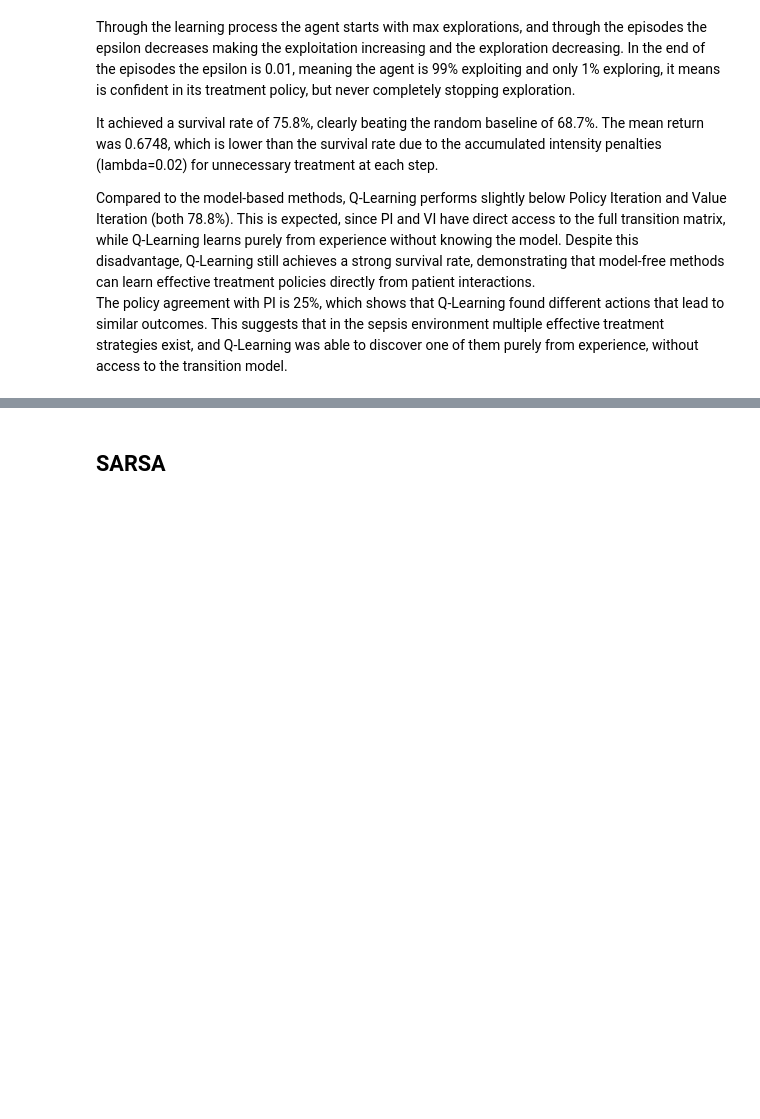
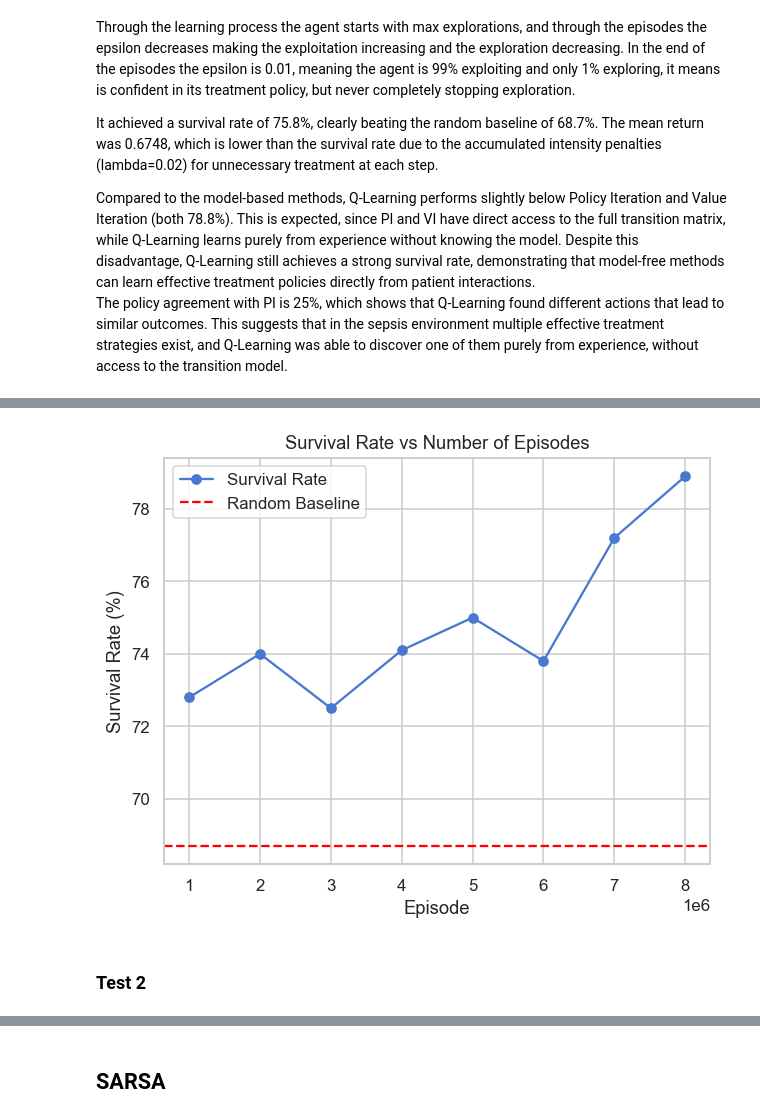
Before and after one commit to calcoafrancisca/RL_GroupAG, a Jupyter notebook: RL Project Code/sepsis_project - Students Version/rl_sepsis_project.ipynb, the cells around one changed output, grey strips where cells are left out. Saved outputs shown, nothing was run; the diff lists cells and outputs as text; code cells hidden in the pictures; blank space fills up the shorter version.

```diff
--- a/RL Project Code/sepsis_project - Students Version/rl_sepsis_project.ipynb
+++ b/RL Project Code/sepsis_project - Students Version/rl_sepsis_project.ipynb
@@ -844,7 +846,7 @@ def sepsi_epsilon_greedy_policy(env, discrete_state, Q_table, epsilon=.5):
     else:
         return np.argmax(Q_table[discrete_state])
 # %%
-def sepsis_Q_learning(env,num_iterations=100, alpha=.85, gamma=.9):
+def sepsis_Q_learning(env,num_iterations=100, alpha=.85, gamma=.9, checkpoint_every=1000000):
 
     #Initiallize Q_table as numpy array
     #Q_table = np.zeros( + [env.action_space.n])
@@ -857,11 +859,14 @@ def sepsis_Q_learning(env,num_iterations=100, alpha=.85, gamma=.9):
     #Initialize Epsilon Decay
     epsilon = 1 # Pure explotation
     min_epsilon = .01
-    decay = epsilon / num_iterations # so that the agent starts to exploit more
-
+    #decay will be slower_rate slower, so that the ah«gent is able to explore more
+    decay = epsilon /( num_iterations)
     return_over_time = []
     steps_over_time = []
     epsilon_over_time = []
+
+    checkpoint_results = []
+
     #for each episode
     for i in tqdm(range(num_iterations)):
 
@@ -902,8 +907,17 @@ def sepsis_Q_learning(env,num_iterations=100, alpha=.85, gamma=.9):
         return_over_time.append([i, Return])
         steps_over_time.append([i, t + 1])
 
+        # Evaluate every checkpoint_every episodes
+        if (i + 1) % checkpoint_every == 0:
+            policy = np.argmax(Q_table, axis=1)
+            ret, _ = evaluate_policy(policy)
+            survival_rate = float(np.mean(ret > 0)) * 100
+            print(f"Episode {i+1:,}: Survival Rate = {survival_rate:.1f}%")
+            checkpoint_results.append([i + 1, survival_rate])
+
     df_return_over_time = pd.DataFrame(return_over_time, columns=['Episode', 'Return'])
     df_steps_over_time = pd.DataFrame(steps_over_time, columns=['Episode', 'Steps'])
+    df_checkpoints = pd.DataFrame(checkpoint_results, columns=['Episode', 'Survival Rate'])
 
-    return Q_table, df_return_over_time, df_steps_over_time, epsilon_over_time
+    return Q_table, df_return_over_time, df_steps_over_time, epsilon_over_time, df_checkpoints
 # %%
@@ -1030,0 +1072,10 @@ The policy agreement with PI is 25%, which shows that Q-Learning found different
+# %%
+df_checkpoints.plot(x='Episode', y='Survival Rate', marker='o')
+plt.axhline(y=68.7, color='red', linestyle='--', label='Random Baseline')
+plt.title('Survival Rate vs Number of Episodes')
+plt.ylabel('Survival Rate (%)')
+plt.xlabel('Episode')
+plt.legend()
+plt.show()
+# %% [output]
+[figure, added]
@@ -1031 +1084,3 @@ The policy agreement with PI is 25%, which shows that Q-Learning found different
+# %% [markdown]
+### Test 2
 # %%
```
Also changed, not shown: parts of 48 cells of this notebook.
